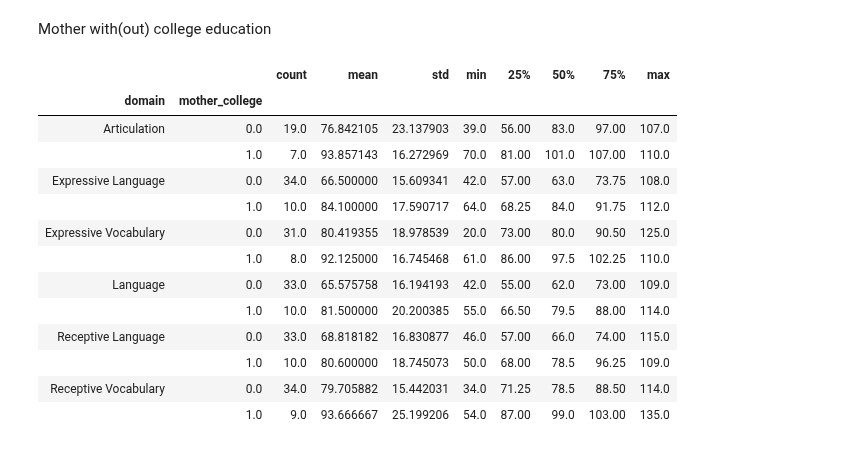
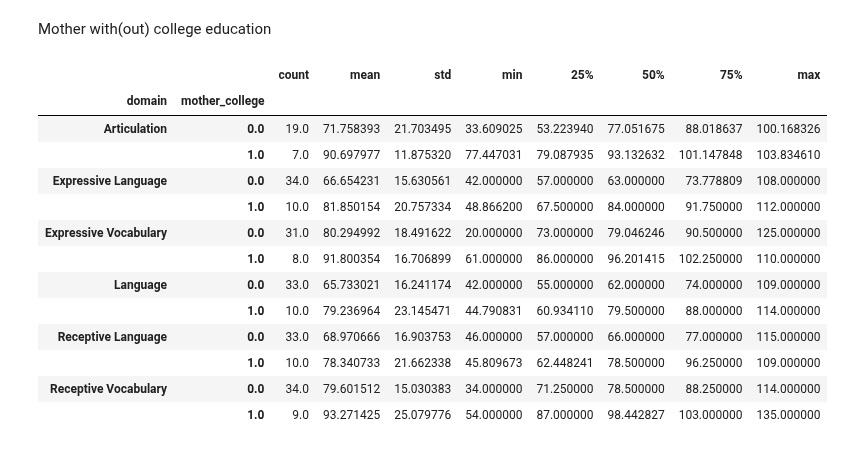
Before and after one commit to fonnesbeck/infant_hearing_intervention, a Jupyter notebook: notebooks/Demographics_Autism.ipynb, the cells around one changed output. Drawn from its saved outputs; the diff is of its cells as text; code cells hidden in the pictures.

```diff
--- a/notebooks/Demographics_Autism.ipynb
+++ b/notebooks/Demographics_Autism.ipynb
@@ -477,19 +477,19 @@ test_scores.loc[test_scores.parent_hearing_loss=='Unknown', 'parent_hearing_loss
 # %% [markdown]
 Mother with(out) college education
 # %%
-test_scores.groupby(['domain', 'mother_college']).score.describe()
+test_scores.groupby(['domain', 'mother_college']).score_adj.describe()
 # %% [output]
 |  |  | count | mean | std | min | 25% | 50% | 75% | max |
 | domain | mother_college |  |  |  |  |  |  |  |  |
-| Articulation | 0.0 | 19.0 | 76.842105 | 23.137903 | 39.0 | 56.00 | 83.0 | 97.00 | 107.0 |
-|  | 1.0 | 7.0 | 93.857143 | 16.272969 | 70.0 | 81.00 | 101.0 | 107.00 | 110.0 |
-| Expressive Language | 0.0 | 34.0 | 66.500000 | 15.609341 | 42.0 | 57.00 | 63.0 | 73.75 | 108.0 |
-|  | 1.0 | 10.0 | 84.100000 | 17.590717 | 64.0 | 68.25 | 84.0 | 91.75 | 112.0 |
-| Expressive Vocabulary | 0.0 | 31.0 | 80.419355 | 18.978539 | 20.0 | 73.00 | 80.0 | 90.50 | 125.0 |
-|  | 1.0 | 8.0 | 92.125000 | 16.745468 | 61.0 | 86.00 | 97.5 | 102.25 | 110.0 |
-| Language | 0.0 | 33.0 | 65.575758 | 16.194193 | 42.0 | 55.00 | 62.0 | 73.00 | 109.0 |
-|  | 1.0 | 10.0 | 81.500000 | 20.200385 | 55.0 | 66.50 | 79.5 | 88.00 | 114.0 |
-| Receptive Language | 0.0 | 33.0 | 68.818182 | 16.830877 | 46.0 | 57.00 | 66.0 | 74.00 | 115.0 |
-|  | 1.0 | 10.0 | 80.600000 | 18.745073 | 50.0 | 68.00 | 78.5 | 96.25 | 109.0 |
-| Receptive Vocabulary | 0.0 | 34.0 | 79.705882 | 15.442031 | 34.0 | 71.25 | 78.5 | 88.50 | 114.0 |
-|  | 1.0 | 9.0 | 93.666667 | 25.199206 | 54.0 | 87.00 | 99.0 | 103.00 | 135.0 |
+| Articulation | 0.0 | 19.0 | 71.758393 | 21.703495 | 33.609025 | 53.223940 | 77.051675 | 88.018637 | 100.168326 |
+|  | 1.0 | 7.0 | 90.697977 | 11.875320 | 77.447031 | 79.087935 | 93.132632 | 101.147848 | 103.834610 |
+| Expressive Language | 0.0 | 34.0 | 66.654231 | 15.630561 | 42.000000 | 57.000000 | 63.000000 | 73.778809 | 108.000000 |
+|  | 1.0 | 10.0 | 81.850154 | 20.757334 | 48.866200 | 67.500000 | 84.000000 | 91.750000 | 112.000000 |
+| Expressive Vocabulary | 0.0 | 31.0 | 80.294992 | 18.491622 | 20.000000 | 73.000000 | 79.046246 | 90.500000 | 125.000000 |
+|  | 1.0 | 8.0 | 91.800354 | 16.706899 | 61.000000 | 86.000000 | 96.201415 | 102.250000 | 110.000000 |
+| Language | 0.0 | 33.0 | 65.733021 | 16.241174 | 42.000000 | 55.000000 | 62.000000 | 74.000000 | 109.000000 |
+|  | 1.0 | 10.0 | 79.236964 | 23.145471 | 44.790831 | 60.934110 | 79.500000 | 88.000000 | 114.000000 |
+| Receptive Language | 0.0 | 33.0 | 68.970666 | 16.903753 | 46.000000 | 57.000000 | 66.000000 | 77.000000 | 115.000000 |
+|  | 1.0 | 10.0 | 78.340733 | 21.662338 | 45.809673 | 62.448241 | 78.500000 | 96.250000 | 109.000000 |
+| Receptive Vocabulary | 0.0 | 34.0 | 79.601512 | 15.030383 | 34.000000 | 71.250000 | 78.500000 | 88.250000 | 114.000000 |
+|  | 1.0 | 9.0 | 93.271425 | 25.079776 | 54.000000 | 87.000000 | 98.442827 | 103.000000 | 135.000000 |
```
Also changed, not shown: parts of 6 cells of this notebook, 4 other files.
